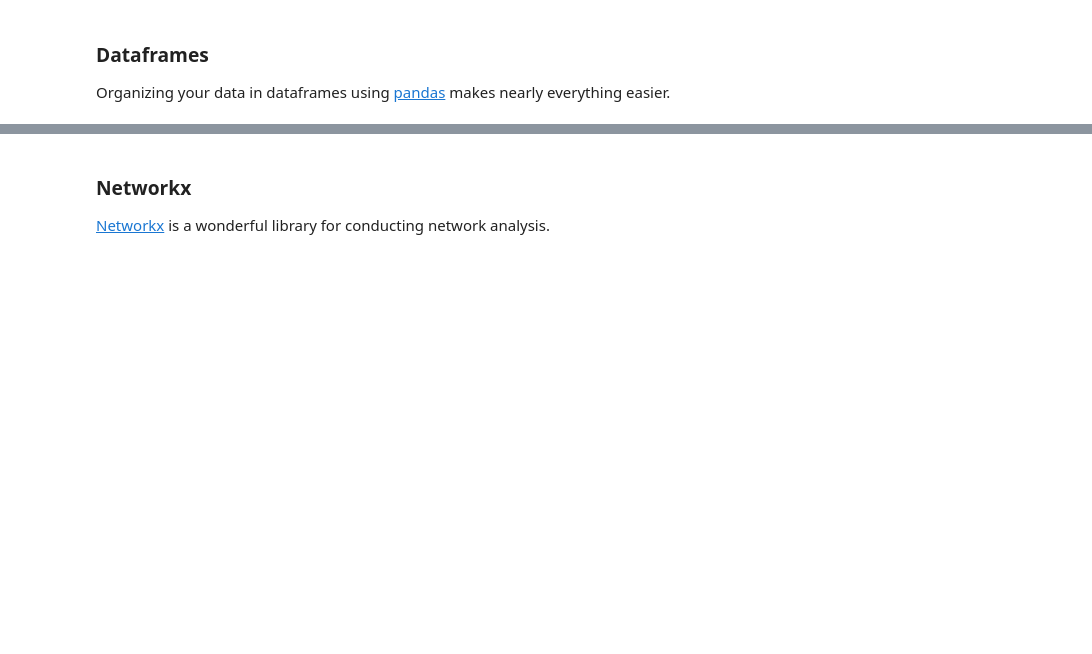
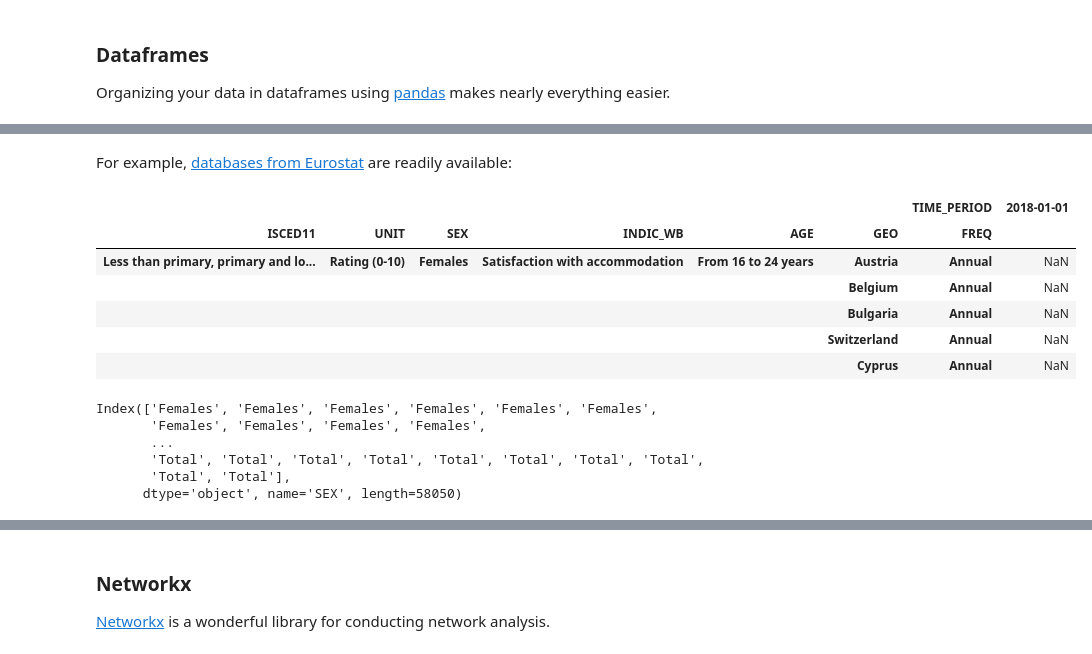
Before and after one commit to kpj/kpj.github.io, a Jupyter notebook: source/misc/PythonAlmanac.ipynb, the cells around one changed output, grey strips where cells are left out. Saved outputs shown, nothing was run; the diff lists cells and outputs as text; code cells hidden in the pictures; blank space fills up the shorter version.

```diff
--- a/source/misc/PythonAlmanac.ipynb
+++ b/source/misc/PythonAlmanac.ipynb
@@ -276,0 +333,23 @@ df.head()
+# %% [markdown]
+For example, [databases from Eurostat](https://ec.europa.eu/eurostat/data/database) are readily available:
+# %%
+# ilc_pw01: Average rating of satisfaction by domain, sex, age and educational attainment level
+df_eurostat = pdr.data.DataReader('ilc_pw01', 'eurostat')
+df_eurostat.T.head()
+# %% [output]
+|  |  |  |  |  |  | TIME_PERIOD | 2018-01-01 |
+| ISCED11 | UNIT | SEX | INDIC_WB | AGE | GEO | FREQ |  |
+| Less than primary, primary and lo... | Rating (0-10) | Females | Satisfaction with accommodation | From 16 to 24 years | Austria | Annual | NaN |
+|  |  |  |  |  | Belgium | Annual | NaN |
+|  |  |  |  |  | Bulgaria | Annual | NaN |
+|  |  |  |  |  | Switzerland | Annual | NaN |
+|  |  |  |  |  | Cyprus | Annual | NaN |
+# %%
+df_eurostat.columns.get_level_values('SEX')
+# %% [output]
+Index(['Females', 'Females', 'Females', 'Females', 'Females', 'Females',
+       'Females', 'Females', 'Females', 'Females',
+       ...
+       'Total', 'Total', 'Total', 'Total', 'Total', 'Total', 'Total', 'Total',
+       'Total', 'Total'],
+      dtype='object', name='SEX', length=58050)
```
Also changed, not shown: parts of 62 cells of this notebook.
